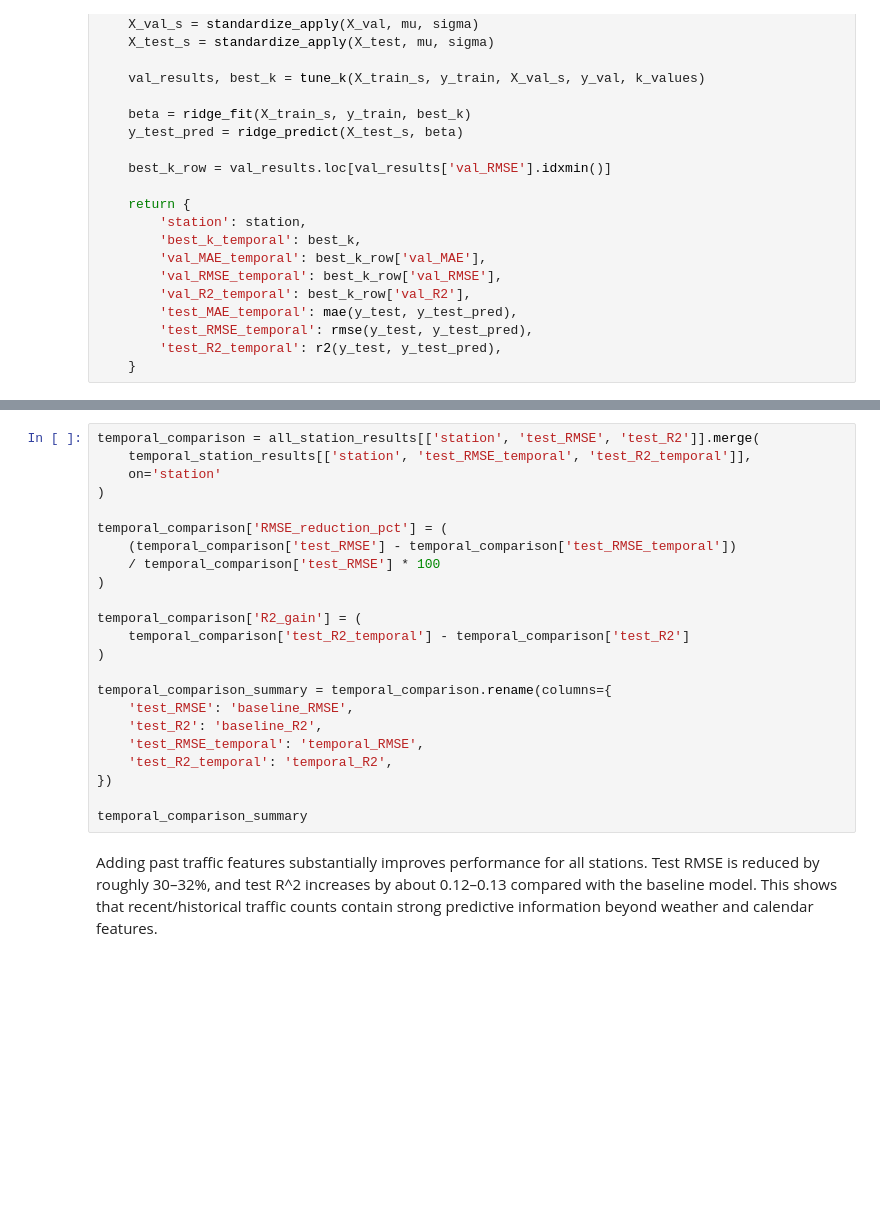
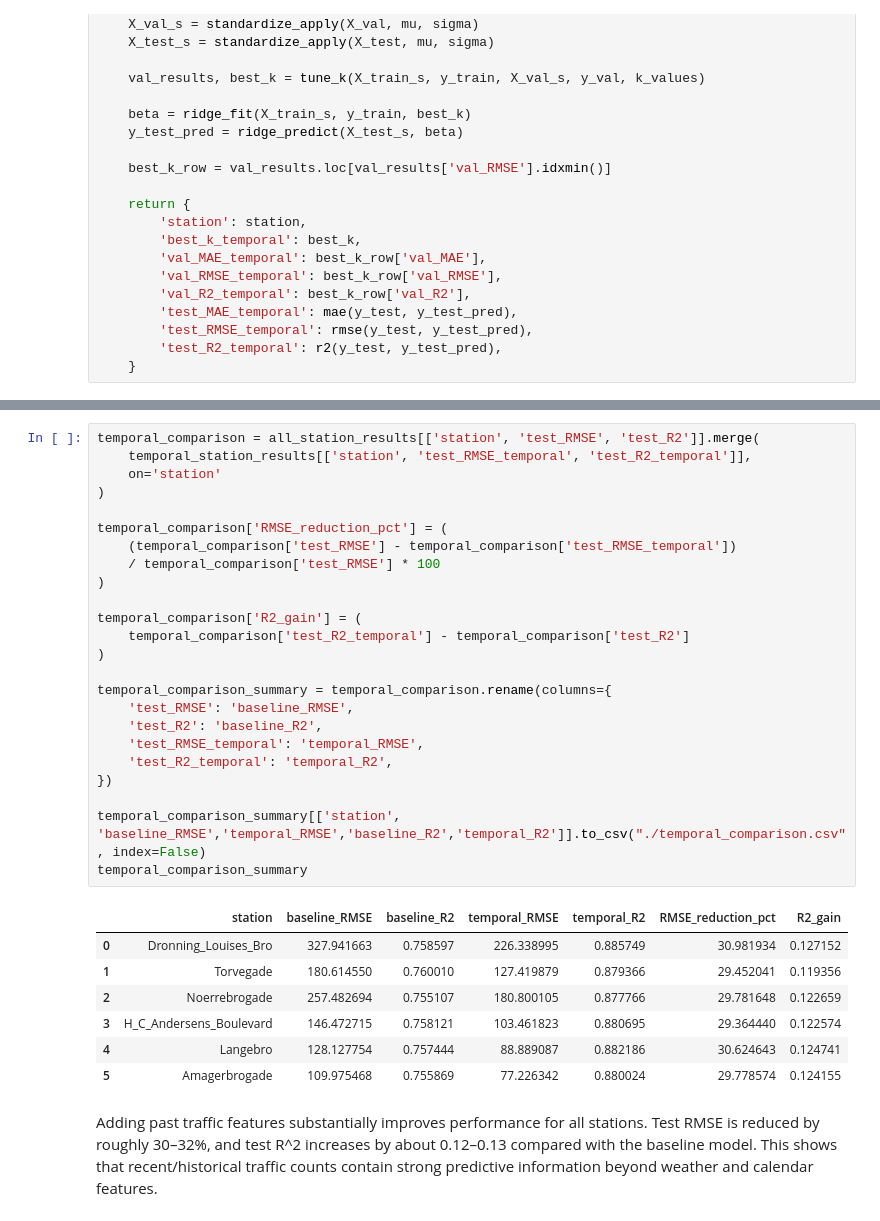
Before and after one commit to julianbarfoed/bike-proj-exam, a Jupyter notebook: sol.ipynb, the cells around one changed output, grey strips where cells are left out. Saved outputs shown, nothing was run; the diff lists cells and outputs as text; blank space fills up the shorter version.

Commit message:
export temporal model comparison to csv

```diff
--- a/sol.ipynb
+++ b/sol.ipynb
@@ -769,26 +916,35 @@ temporal_station_results
 # %%
 temporal_comparison = all_station_results[['station', 'test_RMSE', 'test_R2']].merge(
     temporal_station_results[['station', 'test_RMSE_temporal', 'test_R2_temporal']],
     on='station'
 )
 
 temporal_comparison['RMSE_reduction_pct'] = (
     (temporal_comparison['test_RMSE'] - temporal_comparison['test_RMSE_temporal'])
     / temporal_comparison['test_RMSE'] * 100
 )
 
 temporal_comparison['R2_gain'] = (
     temporal_comparison['test_R2_temporal'] - temporal_comparison['test_R2']
 )
 
 temporal_comparison_summary = temporal_comparison.rename(columns={
     'test_RMSE': 'baseline_RMSE',
     'test_R2': 'baseline_R2',
     'test_RMSE_temporal': 'temporal_RMSE',
     'test_R2_temporal': 'temporal_R2',
 })
 
+temporal_comparison_summary[['station', 'baseline_RMSE','temporal_RMSE','baseline_R2','temporal_R2']].to_csv("./temporal_comparison.csv", index=False)
 temporal_comparison_summary
+# %% [output]
+|  | station | baseline_RMSE | baseline_R2 | temporal_RMSE | temporal_R2 | RMSE_reduction_pct | R2_gain |
+| 0 | Dronning_Louises_Bro | 327.941663 | 0.758597 | 226.338995 | 0.885749 | 30.981934 | 0.127152 |
+| 1 | Torvegade | 180.614550 | 0.760010 | 127.419879 | 0.879366 | 29.452041 | 0.119356 |
+| 2 | Noerrebrogade | 257.482694 | 0.755107 | 180.800105 | 0.877766 | 29.781648 | 0.122659 |
+| 3 | H_C_Andersens_Boulevard | 146.472715 | 0.758121 | 103.461823 | 0.880695 | 29.364440 | 0.122574 |
+| 4 | Langebro | 128.127754 | 0.757444 | 88.889087 | 0.882186 | 30.624643 | 0.124741 |
+| 5 | Amagerbrogade | 109.975468 | 0.755869 | 77.226342 | 0.880024 | 29.778574 | 0.124155 |
 # %% [markdown]
 Adding past traffic features substantially improves performance for all stations. Test RMSE is reduced by roughly 30–32%, and test R^2 increases by about 0.12–0.13 compared with the baseline model. This shows that recent/historical traffic counts contain strong predictive information beyond weather and calendar features.
 # %%
```
Also changed, not shown: parts of 31 cells of this notebook.
